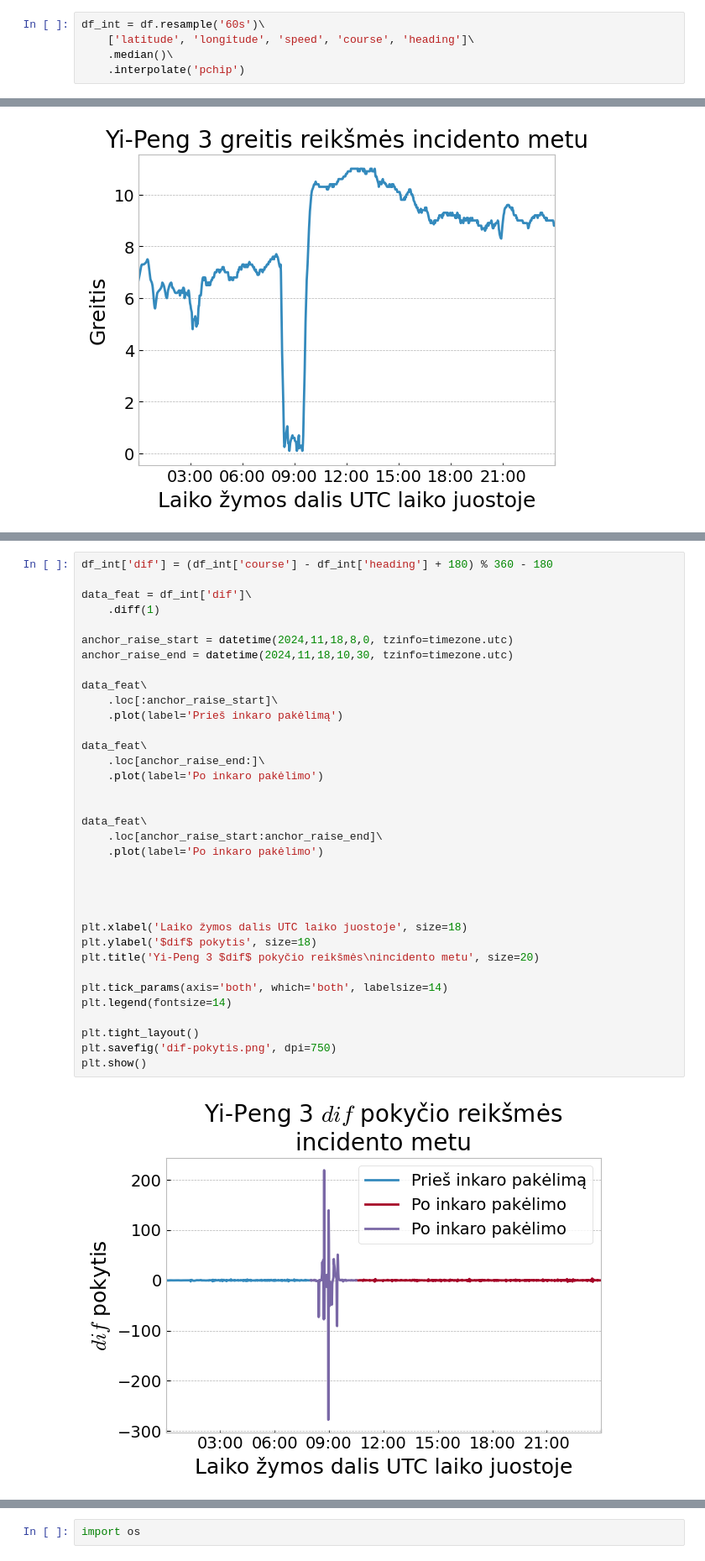
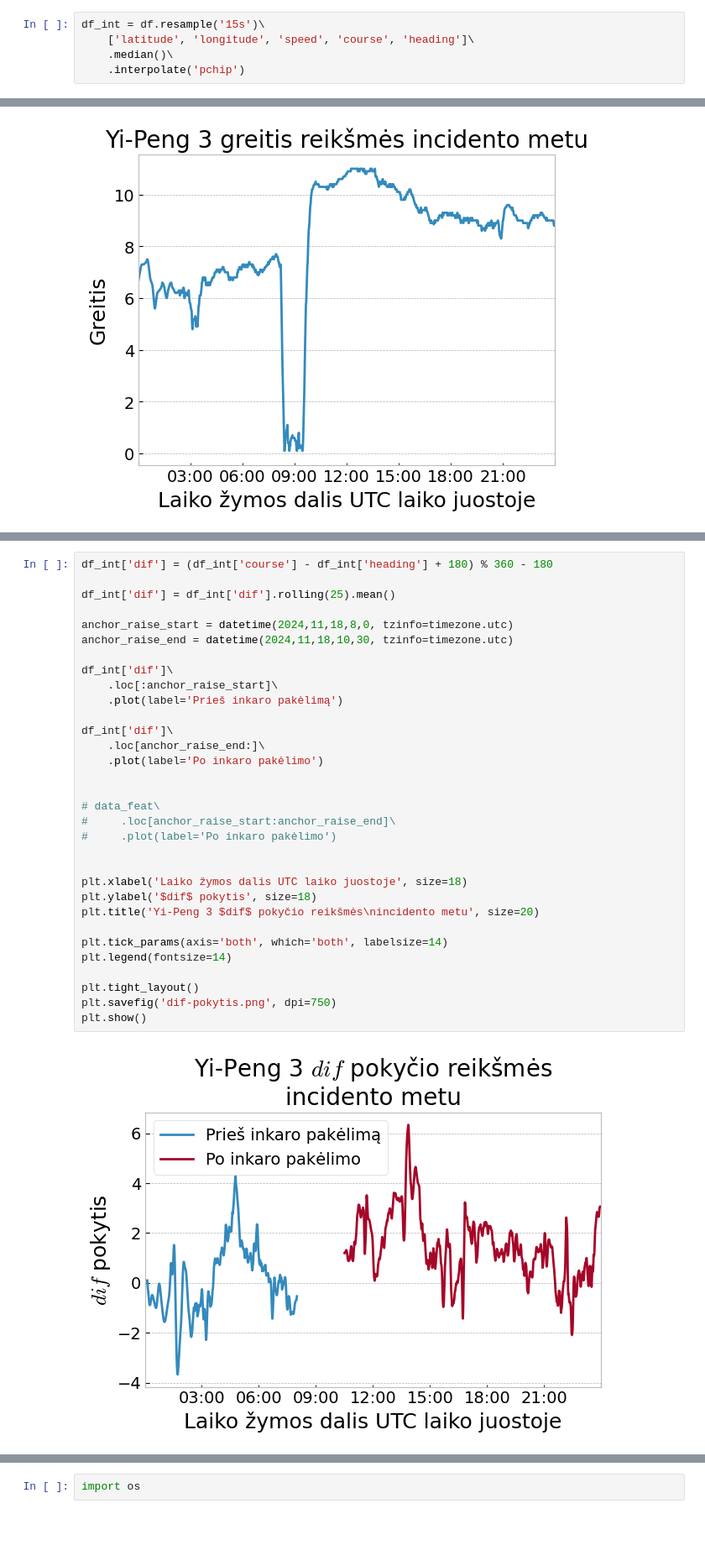
Before and after one commit to lukasjanusauskas/lukas-jan-kursinis-projektas, a Jupyter notebook: notebooks/pradine-atvejo-analize.ipynb, the cells around one changed output, grey strips where cells are left out. Shown at 84% size. Cells and saved outputs as stored; diff of their text form; blank space fills up the shorter version.

```diff
--- a/notebooks/pradine-atvejo-analize.ipynb
+++ b/notebooks/pradine-atvejo-analize.ipynb
@@ -24,7 +24,7 @@ df.head()
 | 2024-11-18 00:28:26+00:00 | 2024-11-18 00:41:56.000000 UTC | 2024-11-18 00:21:56.000000 UTC | 414270000 | 55.912168 | 17.296732 | 7.4 | 256.2 | 257 | ... |
 5 rows × 21 columns
 # %%
-df_int = df.resample('60s')\
+df_int = df.resample('15s')\
     ['latitude', 'longitude', 'speed', 'course', 'heading']\
     .median()\
     .interpolate('pchip')
@@ -98,37 +96,34 @@ df_
 # %%
 df_int['dif'] = (df_int['course'] - df_int['heading'] + 180) % 360 - 180
 
-data_feat = df_int['dif']\
-    .diff(1)
+df_int['dif'] = df_int['dif'].rolling(25).mean()
 
 anchor_raise_start = datetime(2024,11,18,8,0, tzinfo=timezone.utc)
 anchor_raise_end = datetime(2024,11,18,10,30, tzinfo=timezone.utc)
 
-data_feat\
+df_int['dif']\
     .loc[:anchor_raise_start]\
     .plot(label='Prieš inkaro pakėlimą')
 
-data_feat\
+df_int['dif']\
     .loc[anchor_raise_end:]\
     .plot(label='Po inkaro pakėlimo')
 
 
-data_feat\
-    .loc[anchor_raise_start:anchor_raise_end]\
-    .plot(label='Po inkaro pakėlimo')
-
-
+# data_feat\
+#     .loc[anchor_raise_start:anchor_raise_end]\
+#     .plot(label='Po inkaro pakėlimo')
 
 
 plt.xlabel('Laiko žymos dalis UTC laiko juostoje', size=18)
 plt.ylabel('$dif$ pokytis', size=18)
 plt.title('Yi-Peng 3 $dif$ pokyčio reikšmės\nincidento metu', size=20)
 
 plt.tick_params(axis='both', which='both', labelsize=14)
 plt.legend(fontsize=14)
 
 plt.tight_layout()
 plt.savefig('dif-pokytis.png', dpi=750)
 plt.show()
 # %% [output]
-[figure, old version]
+[figure, new version]
```
Also changed, not shown: parts of 8 cells of this notebook, 7 other files.
